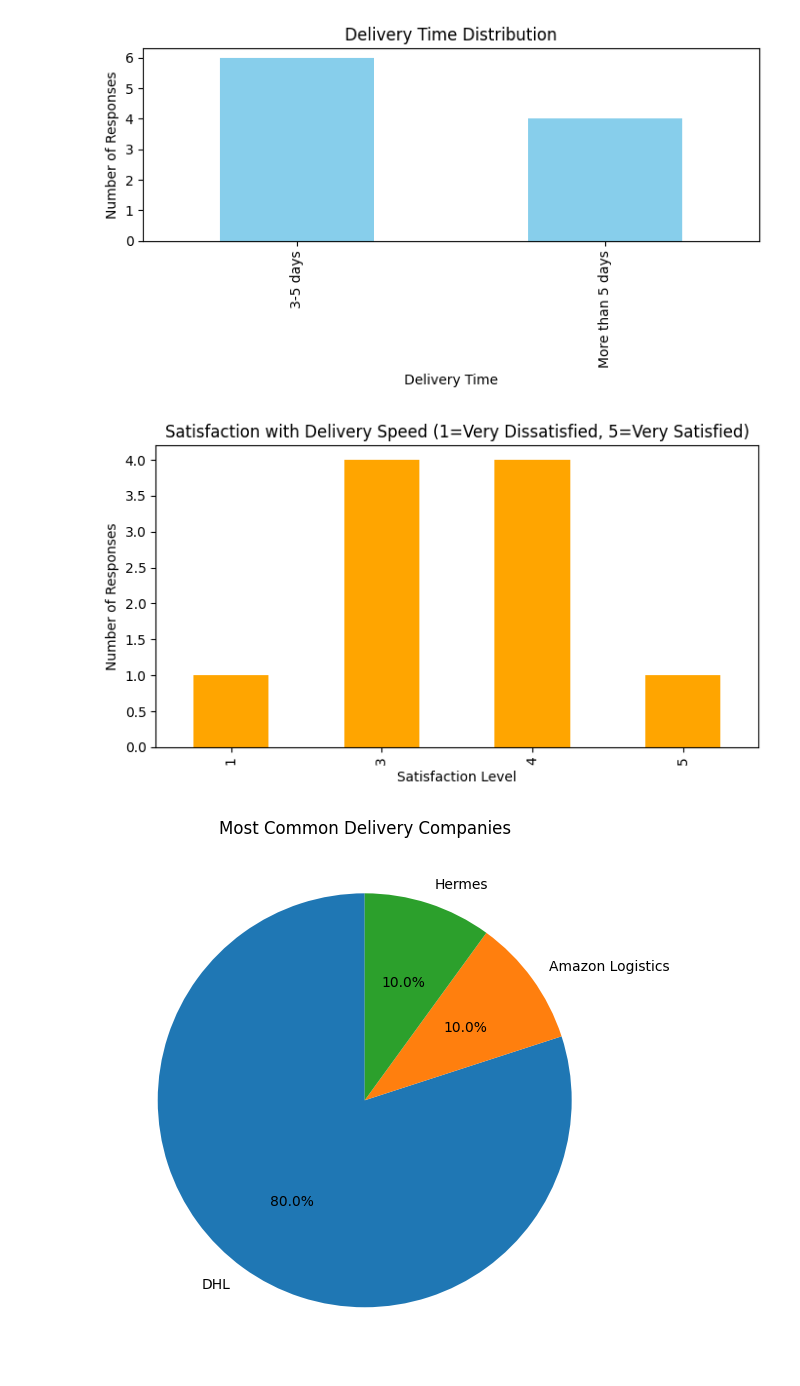
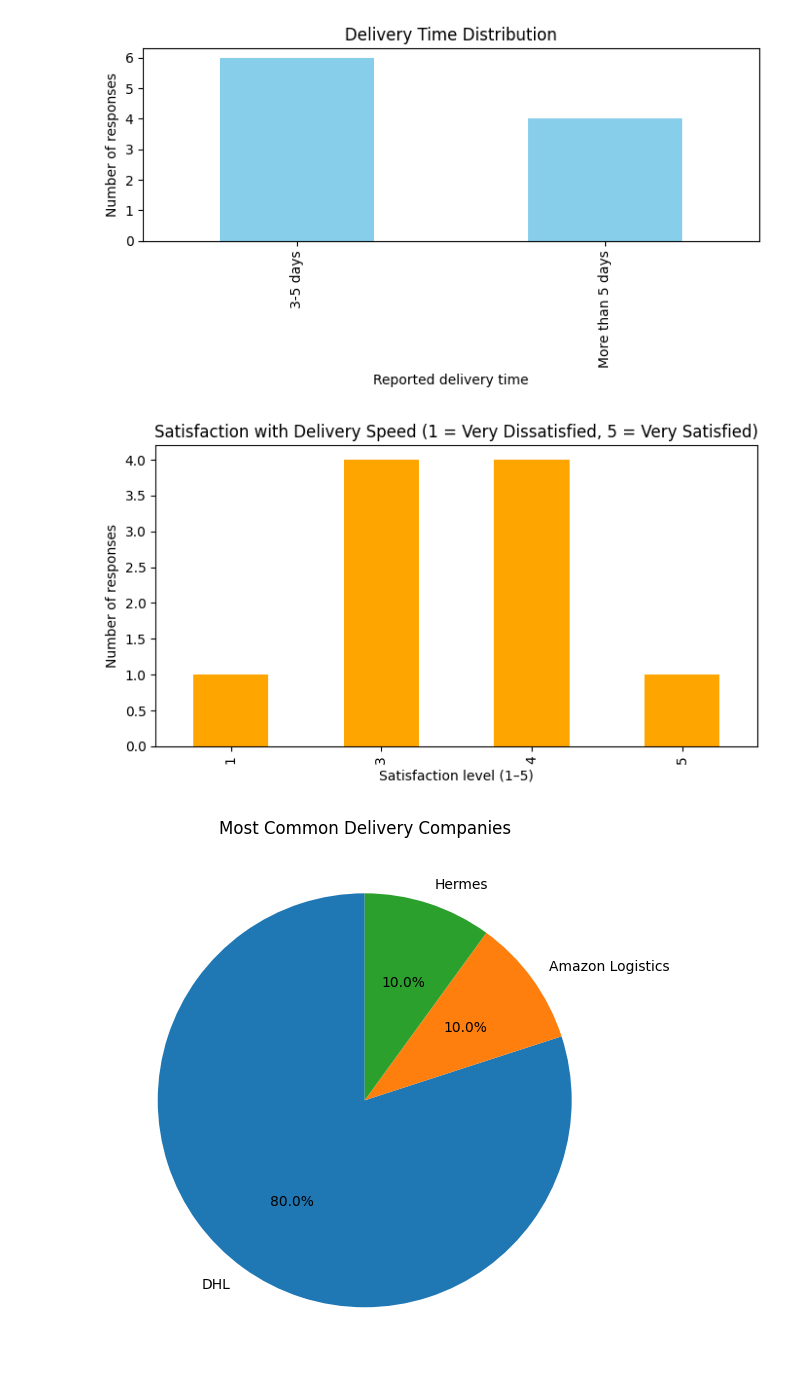
Before and after one commit to vbarbas03/Dissertation-, a Jupyter notebook: dissertation.ipynb, the cells around one changed output. Saved outputs shown, nothing was run; the diff lists cells and outputs as text; code cells hidden in the pictures.

```diff
--- a/dissertation.ipynb
+++ b/dissertation.ipynb
@@ -75,0 +11,8 @@ None
+# %%
+#LOAD THE SURVEY DATA AND LOGISTIC DATA
+survey_df = pd.read_csv("survey_result.csv")
+log_df    = pd.read_csv("logistics_dataset.csv")
+
+print("Original columns:")
+for c in survey_df.columns:
+    print(repr(c))  # show exact text including \n
@@ -75,0 +106,16 @@ None
+# %%
+#MAKE LIKERT COLUMNS NUMERIC
+for col in ["delivery_speed_satisfaction", "package_condition"]:
+    if col in survey_df.columns:
+        survey_df[col] = pd.to_numeric(survey_df[col], errors="coerce")
+
+#map delay_experience into a numeric order
+delay_map = {
+    "Never": 0,
+    "Rarely": 1,
+    "Sometimes": 2,
+    "Often": 3,
+    "Very often": 4
+}
+if "delay_experience" in survey_df.columns:
+    survey_df["delay_experience_num"] = survey_df["delay_experience"].map(delay_map)
@@ -76,25 +235,31 @@ None
 # %%
-#Delivery time distribution
-plt.figure(figsize=(7,4))
-df['Delivery_Time'].value_counts().plot(kind='bar', color='skyblue')
-plt.title('Delivery Time Distribution')
-plt.xlabel('Delivery Time')
-plt.ylabel('Number of Responses')
+# DELIVERY TIME DISTRIBUTION
+plt.figure(figsize=(7, 4))
+survey_df["perceived_delivery_time"].value_counts().plot(
+    kind="bar",
+    color="skyblue"
+)
+plt.title("Delivery Time Distribution")
+plt.xlabel("Reported delivery time")
+plt.ylabel("Number of responses")
 plt.tight_layout()
-plt.savefig('delivery_time_distribution.png')
+plt.savefig("delivery_time_distribution.png")
 plt.show()
 # %% [output]
-[figure, old version]
+[figure, new version]
 # %%
-#Satisfaction with delivery speed
-plt.figure(figsize=(7,4))
-df['Speed_Satisfaction'].value_counts().sort_index().plot(kind='bar', color='orange')
-plt.title('Satisfaction with Delivery Speed (1=Very Dissatisfied, 5=Very Satisfied)')
-plt.xlabel('Satisfaction Level')
-plt.ylabel('Number of Responses')
+# SATISFACTION WITH DELIVERY SPEED
+plt.figure(figsize=(7, 4))
+survey_df["delivery_speed_satisfaction"].value_counts().sort_index().plot(
+    kind="bar",
+    color="orange"
+)
+plt.title("Satisfaction with Delivery Speed (1 = Very Dissatisfied, 5 = Very Satisfied)")
+plt.xlabel("Satisfaction level (1–5)")
+plt.ylabel("Number of responses")
 plt.tight_layout()
-plt.savefig('speed_satisfaction.png')
+plt.savefig("speed_satisfaction.png")
 plt.show()
 # %% [output]
-[figure, old version]
+[figure, new version]
 # %%
```
Also changed, not shown: parts of 35 cells of this notebook.
